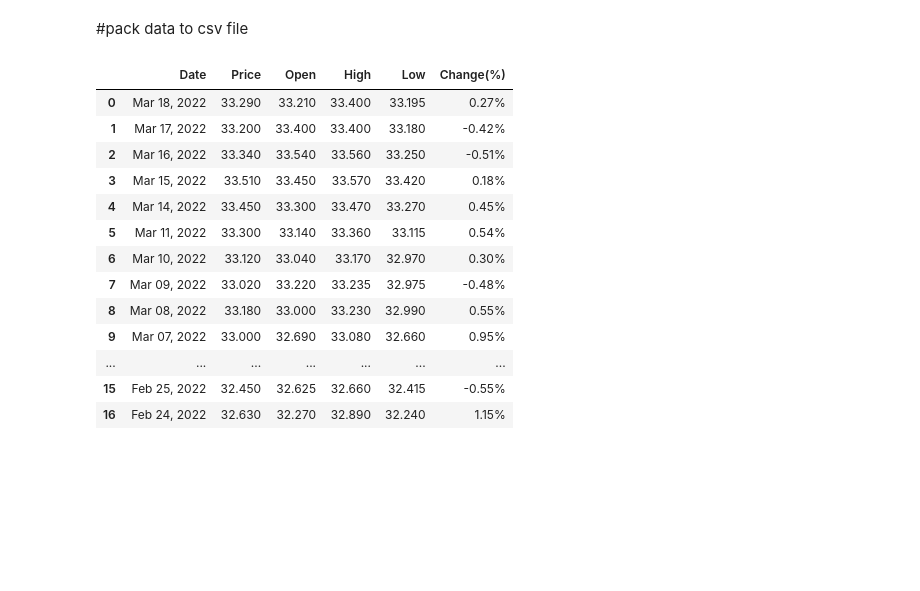
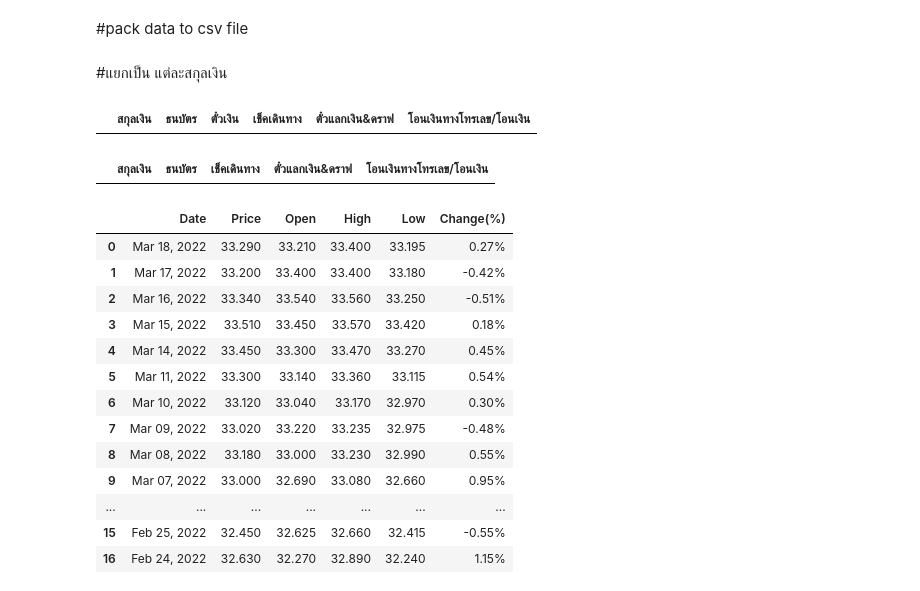
Before and after one commit to Filmsuphanut/TOC-Webscraping, a Jupyter notebook: bank.ipynb, the cells around one changed output. Saved outputs shown, nothing was run; the diff lists cells and outputs as text; code cells hidden in the pictures; blank space fills up the shorter version.

```diff
--- a/bank.ipynb
+++ b/bank.ipynb
@@ -33,0 +295,6 @@ df = df.reindex(columns = col)
+# %% [markdown]
+#แยกเป็น แต่ละสกุลเงิน
+# %%
+buy_rate = ['สกุลเงิน','ธนบัตร', 'ตั๋วเงิน', 'เช็คเดินทาง','ตั๋วแลกเงิน&ดราฟ','โอนเงินทางโทรเลข/โอนเงิน']
+br = pd.DataFrame()
+br = br.reindex(columns = buy_rate)
@@ -34,2 +305,10 @@ df = df.reindex(columns = col)
+# %%
+br
+# %% [output]
+|  | สกุลเงิน | ธนบัตร | ตั๋วเงิน | เช็คเดินทาง | ตั๋วแลกเงิน&ดราฟ | โอนเงินทางโทรเลข/โอนเงิน |
+# %%
+sr
+# %% [output]
+|  | สกุลเงิน | ธนบัตร | เช็คเดินทาง | ตั๋วแลกเงิน&ดราฟ | โอนเงินทางโทรเลข/โอนเงิน |
 # %%
 for i,d in enumerate(data):
```
Also changed, not shown: parts of 37 cells of this notebook, 5 other files.
